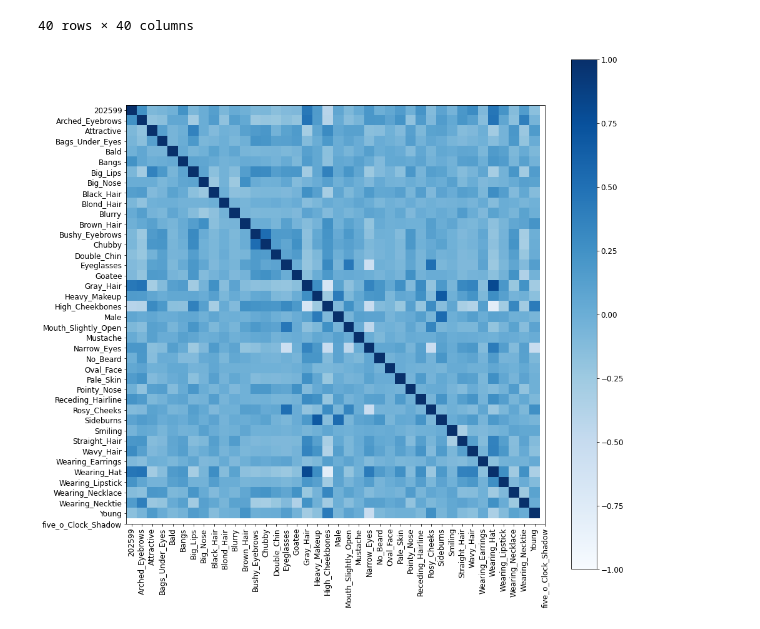
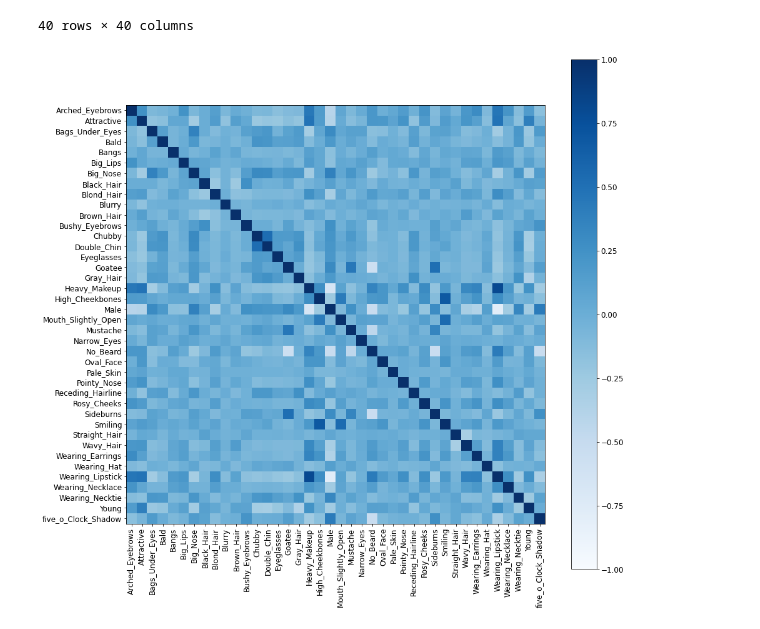
Before and after one commit to hrifanov/ml_project, a Jupyter notebook: Sprint_3/Explanatory_an_pic_attr/explanatory_analysis.ipynb, the cells around one changed output. Cells and saved outputs as stored; diff of their text form; code cells hidden in the pictures.

```diff
--- a/Sprint_3/Explanatory_an_pic_attr/explanatory_analysis.ipynb
+++ b/Sprint_3/Explanatory_an_pic_attr/explanatory_analysis.ipynb
@@ -83,8 +93,9 @@ result_df
 # %%
+#Finding values that are distributed 'almost evenly', for this case from 40 to 60 %.
 plt.bar(x = result_df['column'], height = result_df['count'], width=0.8)
 plt.axhline(0.4)
 plt.axhline(0.6)
 plt.xticks(rotation=90)
-plt.rcParams["figure.figsize"] = (10,10)
+plt.rcParams["figure.figsize"] = (19, 12)
 plt.show()
 # %% [output]
@@ -112,20 +133,21 @@ corr_df
 | five_o_Clock_Shadow | -0.16 | -0.06 | 0.17 | 0.01 | -0.09 | -0.04 | 0.15 | 0.10 | ... |
 40 rows × 40 columns
 # %%
+#Displaying the graph
+
 # Step 1: Initiating a fig and axis object
 fig, ax = plt.subplots(figsize = (15, 15))
 # Step 2: Create a plot
 cax = ax.imshow(corr_df.values, interpolation='nearest', cmap = 'Blues', vmin = -1, vmax = 1)
 # Step 3: Set axis tick labels
-ax.set_xticks(ticks = range(len(df.columns)),
-              labels = df.columns)
-ax.set_yticks(ticks = range(len(df.columns)),
-              labels = df.columns)
+ax.set_xticks(ticks = range(len(corr_df.columns)),
+              labels = corr_df.columns)
+ax.set_yticks(ticks = range(len(corr_df.columns)),
+              labels = corr_df.columns)
 # Step 4: Resize the tick parameters
 ax.tick_params(axis = "x", labelsize = 12, labelrotation = 90)
 ax.tick_params(axis = "y", labelsize = 12, labelrotation = 0)
 # Step 5: Adding a color bar
 fig.colorbar(cax).ax.tick_params(labelsize = 12)
-# Step 6: Add annotation
 # %% [output]
-[figure, old version]
+[figure, new version]
```
Also changed, not shown: parts of 15 cells of this notebook.
